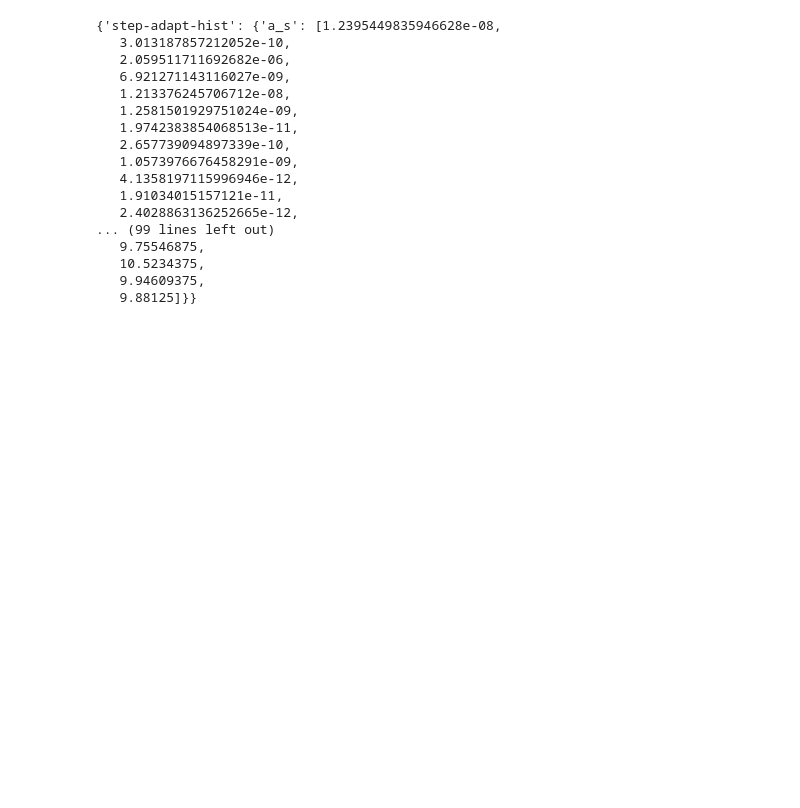
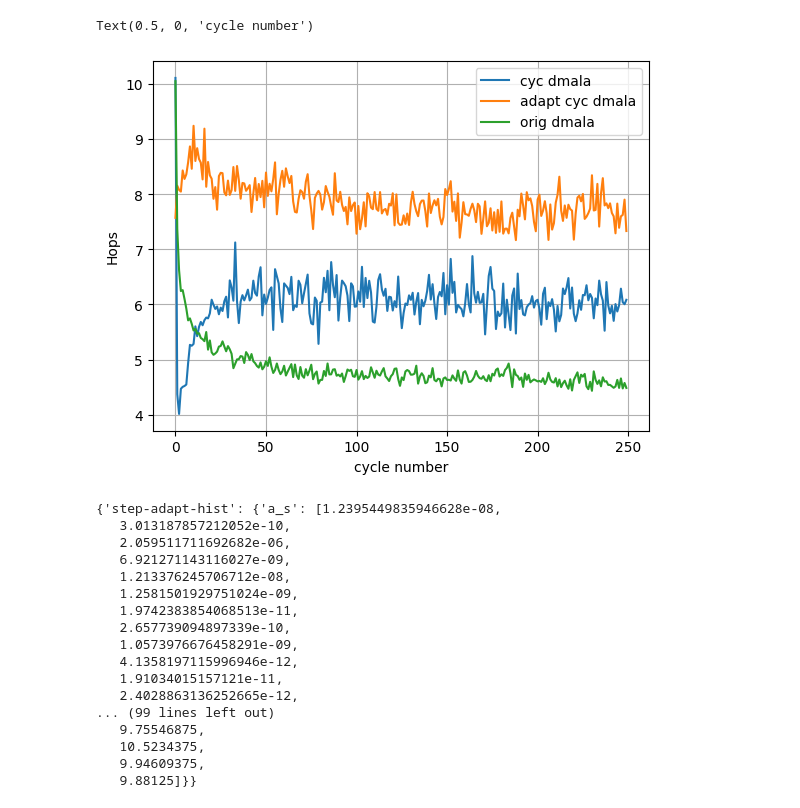
Before and after one commit to patrickpynadath1/automatic_cyclical_sampling, a Jupyter notebook: EBM Sample.ipynb, the cells around one changed output. Drawn from its saved outputs; the diff is of its cells as text; code cells hidden in the pictures; blank space fills up the shorter version.

```diff
--- a/EBM Sample.ipynb
+++ b/EBM Sample.ipynb
@@ -67,3 +67,23 @@ Text(0.5, 1.0, 'Adaptive Increases Hops, step idx = 10')
+# %%
+# calculating average hops per cycle
+total_hops = []
+for hops in [cyc_dmala_hops, cyc_dmala_burnin_hops, dmala_hops]:
+    temp_hops = []
+    for i in range(len(cyc_dmala_hops) // 20):
+        h_mean = np.mean(hops[(i) * 20 : (i + 1)*20])
+        temp_hops.append(h_mean)
+    total_hops.append(temp_hops)
+# %%
+temp_names = ['cyc dmala', 'adapt cyc dmala', 'orig dmala']
+for i, hops in enumerate(total_hops):
+    plt.plot(hops, label=temp_names[i])
+plt.legend()
+plt.grid()
+plt.ylabel("Hops")
+plt.xlabel("cycle number")
+# %% [output]
+Text(0.5, 0, 'cycle number')
+[figure, added]
 # %%
 cyc_dmala_energies = pickle.load(open("figs/ebm_sample/cyc_dmala_cycles_250_stepsize_2.0_initbal_1.0_adapt_burnin/energies.pickle", "rb"))
 cyc_dmala_hops = pickle.load(open("figs/ebm_sample/cyc_dmala_cycles_250_stepsize_2.0_initbal_1.0_adapt_burnin/hops.pickle", "rb"))
```
Also changed, not shown: parts of 14 cells of this notebook, 2 other files.
